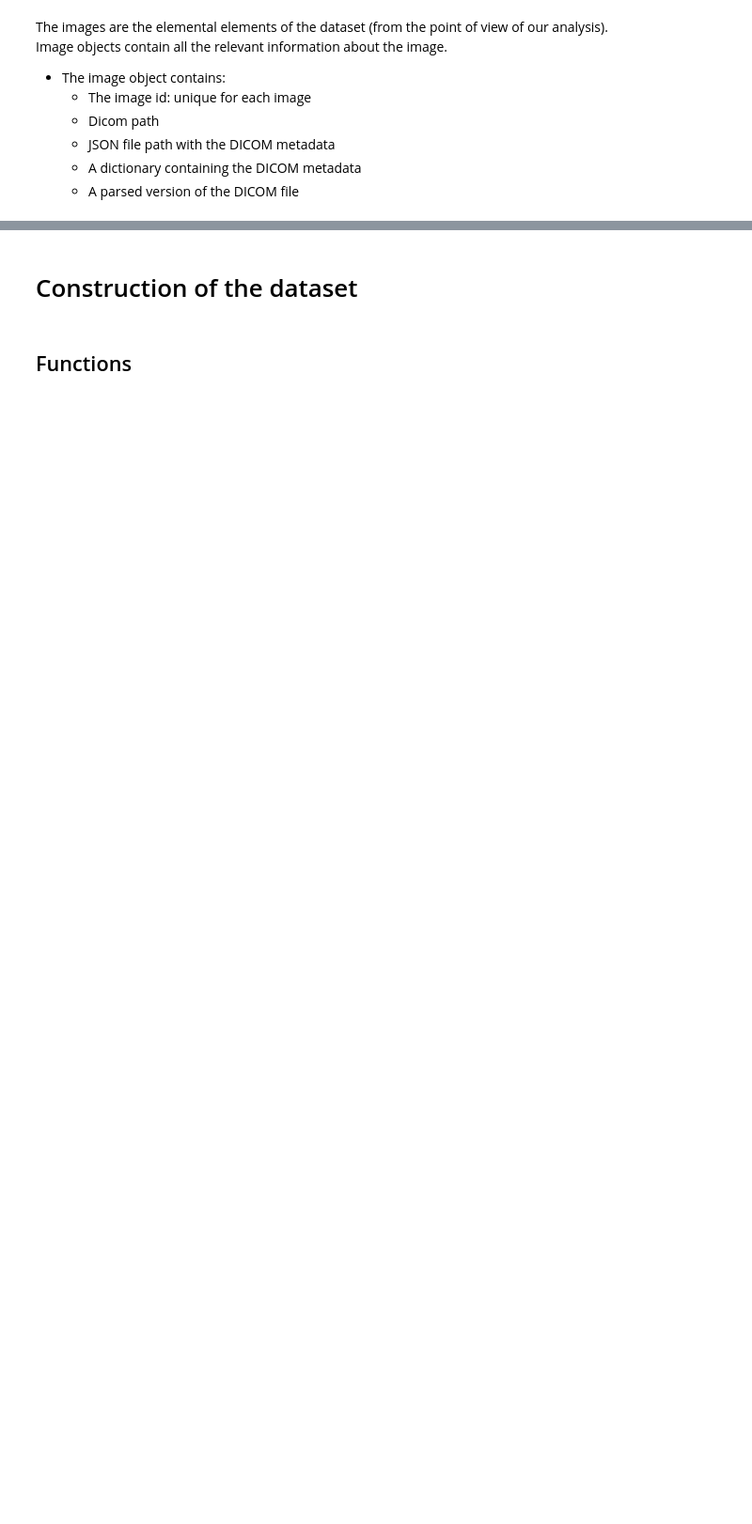
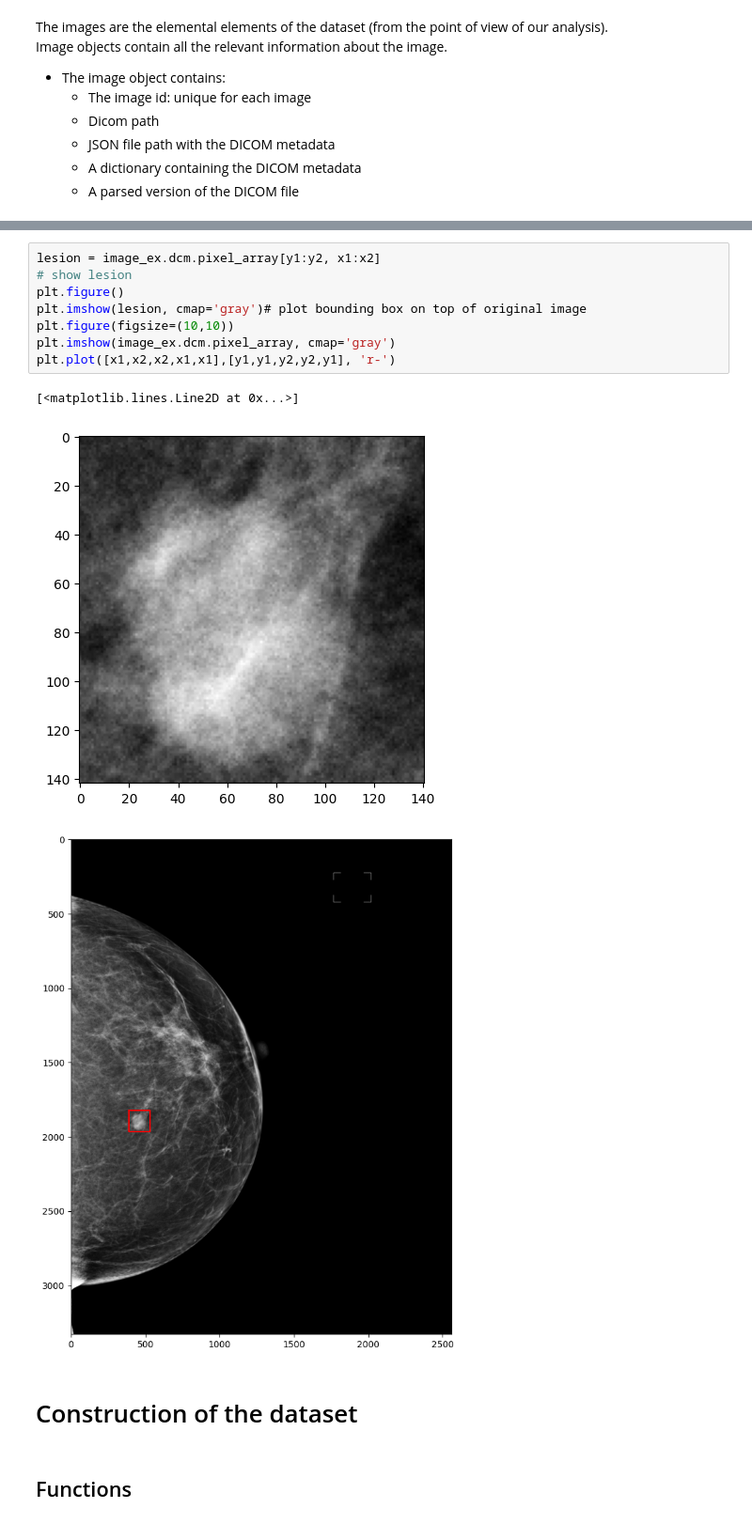
Before and after one commit to Likalto4/diffusion-models_master, a Jupyter notebook: dataset_analysis/dataset_construction/dataset_initials.ipynb, the cells around one changed output, grey strips where cells are left out. Shown: that part at 94% size. Drawn from its saved outputs; the diff is of its cells as text; blank space fills up the shorter version.

```diff
--- a/dataset_analysis/dataset_construction/dataset_initials.ipynb
+++ b/dataset_analysis/dataset_construction/dataset_initials.ipynb
@@ -221,3 +224,15 @@ print(bbcoords)
+# %%
+lesion = image_ex.dcm.pixel_array[y1:y2, x1:x2]
+# show lesion
+plt.figure()
+plt.imshow(lesion, cmap='gray')# plot bounding box on top of original image
+plt.figure(figsize=(10,10))
+plt.imshow(image_ex.dcm.pixel_array, cmap='gray')
+plt.plot([x1,x2,x2,x1,x1],[y1,y1,y2,y2,y1], 'r-')
+# %% [output]
+[<matplotlib.lines.Line2D at 0x...>]
+[figure, added]
+[figure, added]
 # %% [markdown]
 # Construction of the dataset
 # %% [markdown]
```
Also changed, not shown: parts of 10 cells of this notebook.
